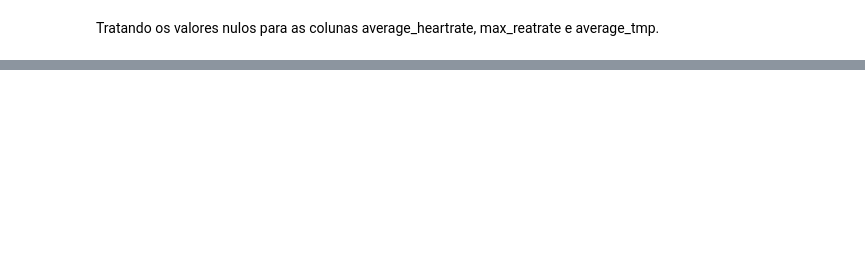
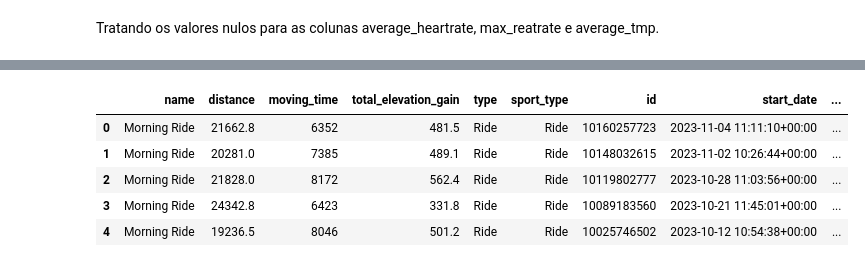
Before and after one commit to tal-rsg/2-MVP, a Jupyter notebook: mvp_analise.ipynb, the cells around one changed output, grey strips where cells are left out. Saved outputs shown, nothing was run; the diff lists cells and outputs as text; code cells hidden in the pictures; blank space fills up the shorter version.

```diff
--- a/mvp_analise.ipynb
+++ b/mvp_analise.ipynb
@@ -348 +334,31 @@ df_ride.describe()
+# %%
+# convertendo o campo start_date para o tipo data
+df_ride['start_date'] = pd.to_datetime(df['start_date'])
+
+# funcao para calcular a idade no periodo da atividade
+def calculate_age(birthdate):
+    current_date = datetime(1980,11,18)
+    age = birthdate.year - current_date.year - ((current_date.month, current_date.day) < (birthdate.month, birthdate.day))
+    return age
+
+# criando a nova coluna com o calculo da idade
+df_ride['Age'] = df_ride['start_date'].apply(calculate_age)
+
+# função para calcular o Frequencia Cardiaca Maxima (FC max)
+def calc_fcmax(fcmax):
+    fc_max = 220 - fcmax
+    return fc_max
+
+# criando a nova coluna com o calculo do FC Max
+df_ride['FCmax'] = df_ride['Age'].apply(calc_fcmax)
+
+# Display the DataFrame with the calculated age
+df_ride.head()
+# %% [output]
+|  | name | distance | moving_time | total_elevation_gain | type | sport_type | id | start_date | ... |
+| 0 | Morning Ride | 21662.8 | 6352 | 481.5 | Ride | Ride | 10160257723 | 2023-11-04 11:11:10+00:00 | ... |
+| 1 | Morning Ride | 20281.0 | 7385 | 489.1 | Ride | Ride | 10148032615 | 2023-11-02 10:26:44+00:00 | ... |
+| 2 | Morning Ride | 21828.0 | 8172 | 562.4 | Ride | Ride | 10119802777 | 2023-10-28 11:03:56+00:00 | ... |
+| 3 | Morning Ride | 24342.8 | 6423 | 331.8 | Ride | Ride | 10089183560 | 2023-10-21 11:45:01+00:00 | ... |
+| 4 | Morning Ride | 19236.5 | 8046 | 501.2 | Ride | Ride | 10025746502 | 2023-10-12 10:54:38+00:00 | ... |
 # %%
```
Also changed, not shown: parts of 25 cells of this notebook.
